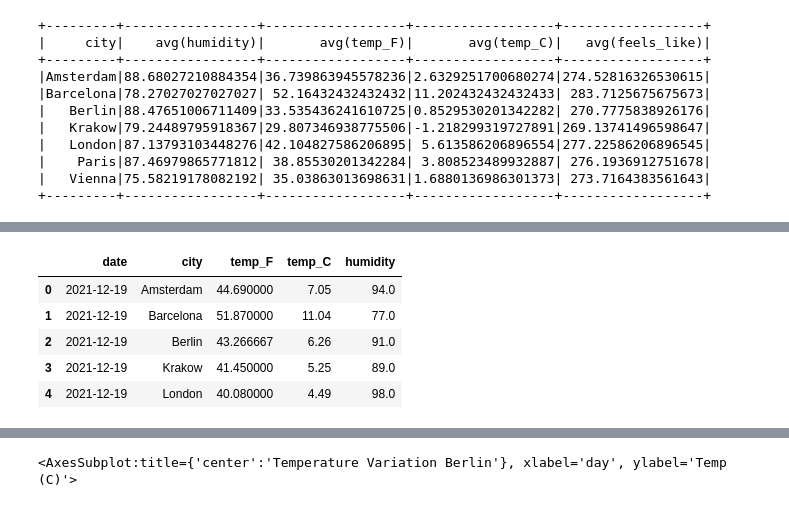
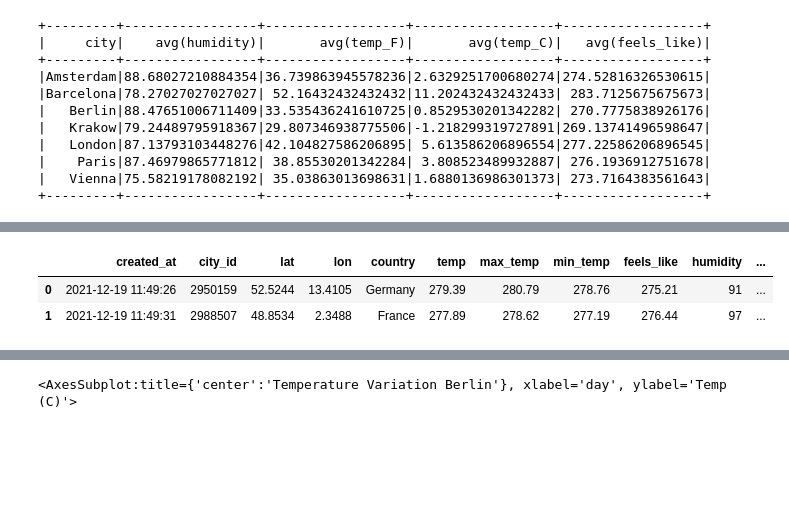
Before and after one commit to felipedmnq/streaming-weather-kafka, a Jupyter notebook: pyspark/notebooks/pyspark_analysis.ipynb, the cells around one changed output, grey strips where cells are left out. Drawn from its saved outputs; the diff is of its cells as text; code cells hidden in the pictures; blank space fills up the shorter version.

```diff
--- a/pyspark/notebooks/pyspark_analysis.ipynb
+++ b/pyspark/notebooks/pyspark_analysis.ipynb
@@ -199,12 +162,12 @@ datetime.date(2022, 1, 23)
+# %%
+df1.head(2)
+# %% [output]
+|  | created_at | city_id | lat | lon | country | temp | max_temp | min_temp | feels_like | humidity | ... |
+| 0 | 2021-12-19 11:49:26 | 2950159 | 52.5244 | 13.4105 | Germany | 279.39 | 280.79 | 278.76 | 275.21 | 91 | ... |
+| 1 | 2021-12-19 11:49:31 | 2988507 | 48.8534 | 2.3488 | France | 277.89 | 278.62 | 277.19 | 276.44 | 97 | ... |
 # %%
-df1["date"] = df1["created_at"].apply(lambda date: date.strftime("%Y-%m-%d"))
-df1["date"] = pd.to_datetime(df1["date"])
-df2 = df1.groupby(["date", "city"])[["temp_F", "temp_C", "humidity"]].mean().reset_index()
-df2.head()
+def group_data(df: DataFrame) -> DataFrame:
+    df["date"] = df["created_at"].apply(lambda date: date.strftime("%Y-%m-%d"))
+    df["date"] = pd.to_datetime(df1["date"])
+    df = df.groupby(["hour", "date", "city"])[["temp_F", "temp_C", "humidity"]].mean().reset_index()
+    return df
-# %% [output]
-|  | date | city | temp_F | temp_C | humidity |
-| 0 | 2021-12-19 | Amsterdam | 44.690000 | 7.05 | 94.0 |
-| 1 | 2021-12-19 | Barcelona | 51.870000 | 11.04 | 77.0 |
-| 2 | 2021-12-19 | Berlin | 43.266667 | 6.26 | 91.0 |
-| 3 | 2021-12-19 | Krakow | 41.450000 | 5.25 | 89.0 |
-| 4 | 2021-12-19 | London | 40.080000 | 4.49 | 98.0 |
```
Also changed, not shown: parts of 16 cells of this notebook.
